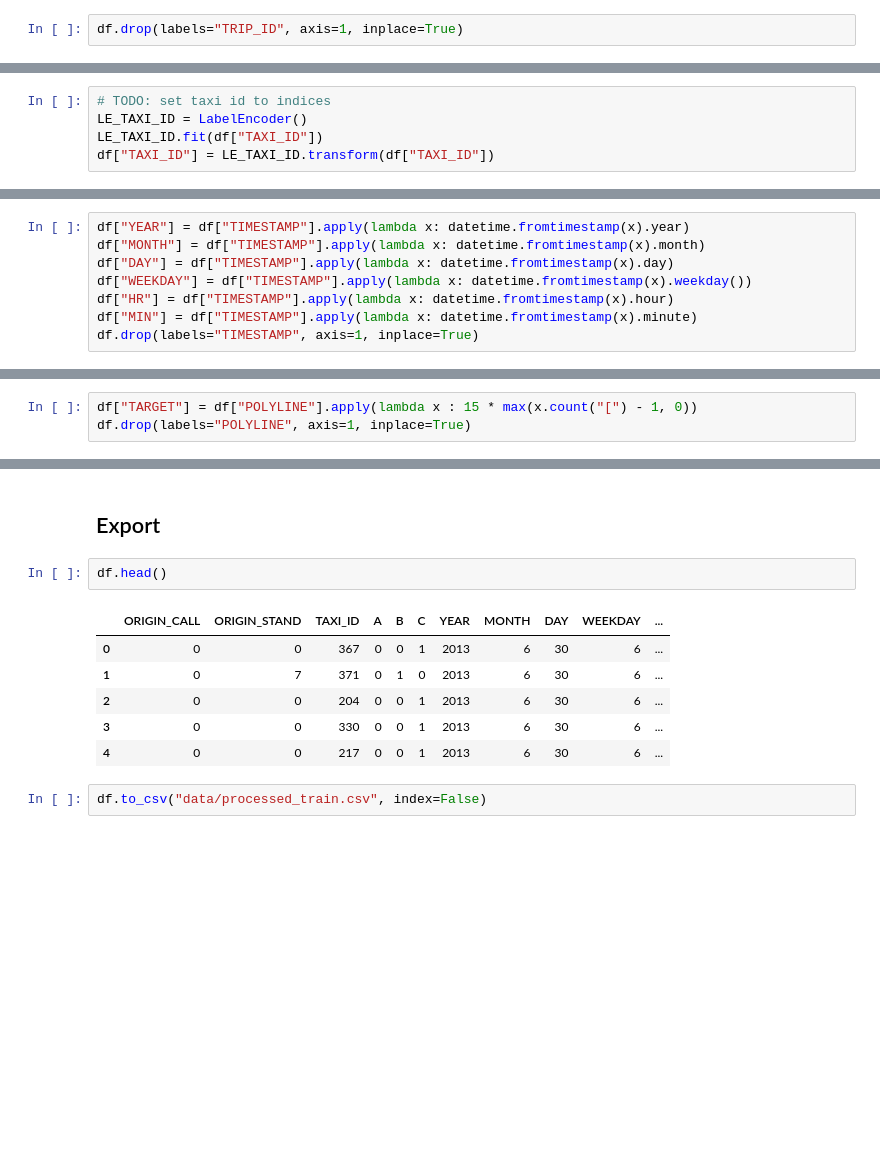
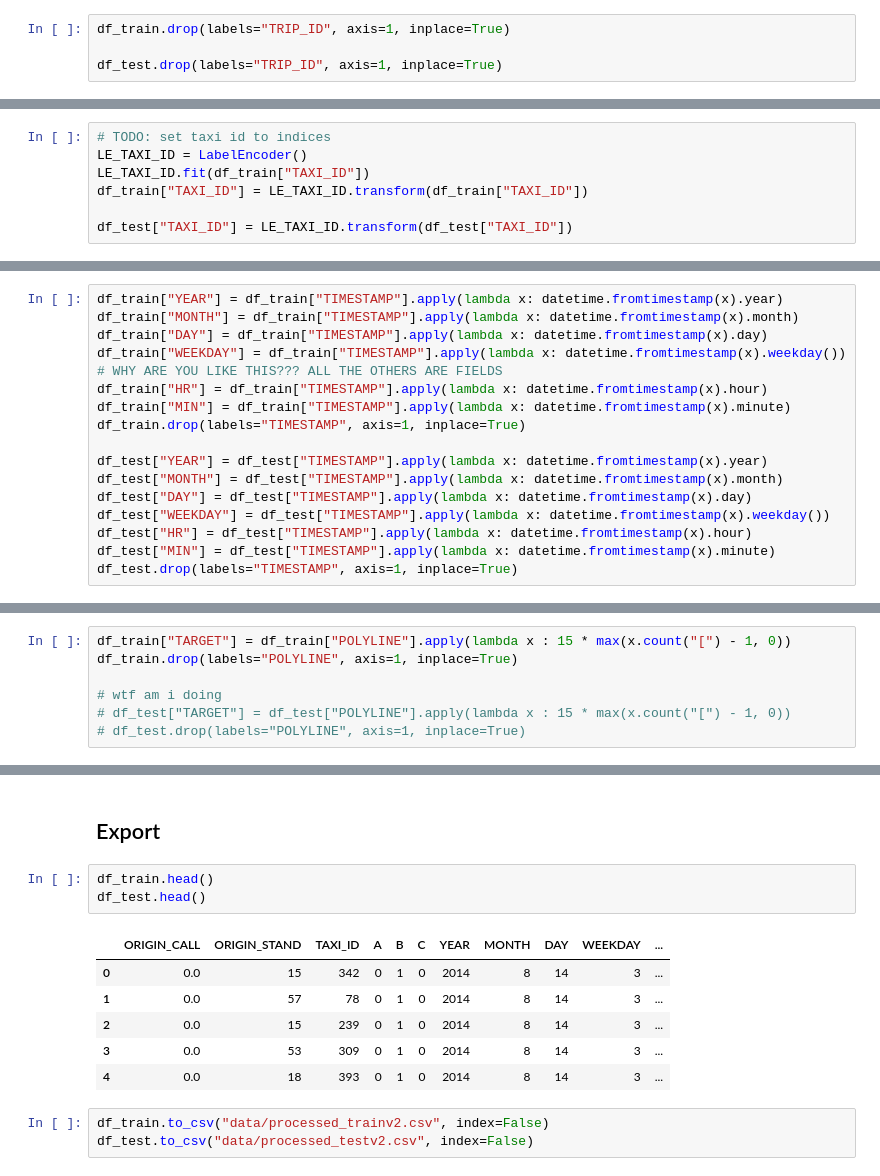
Before and after one commit to benjxia/CSE-151B-KAGGLE, a Jupyter notebook: preprocess.ipynb, the cells around one changed output, grey strips where cells are left out. Cells and saved outputs as stored; diff of their text form; blank space fills up the shorter version.

```diff
--- a/preprocess.ipynb
+++ b/preprocess.ipynb
@@ -30,7 +37,9 @@ df.drop(labels="DAY_TYPE", axis=1, inplace=True)
 # %% [markdown]
 ## Delete column `TRIP_ID`
 # %%
-df.drop(labels="TRIP_ID", axis=1, inplace=True)
+df_train.drop(labels="TRIP_ID", axis=1, inplace=True)
+
+df_test.drop(labels="TRIP_ID", axis=1, inplace=True)
 # %% [markdown]
 ## Set `ORIGIN_STAND` and `ORIGIN_CALL` to 0 for entries with null `ORIGIN_STAND`
 # %%
@@ -57,6 +74,8 @@ df.drop(labels="CALL_TYPE", axis=1, inplace=True)
 # %%
 # TODO: set taxi id to indices
 LE_TAXI_ID = LabelEncoder()
-LE_TAXI_ID.fit(df["TAXI_ID"])
-df["TAXI_ID"] = LE_TAXI_ID.transform(df["TAXI_ID"])
+LE_TAXI_ID.fit(df_train["TAXI_ID"])
+df_train["TAXI_ID"] = LE_TAXI_ID.transform(df_train["TAXI_ID"])
+
+df_test["TAXI_ID"] = LE_TAXI_ID.transform(df_test["TAXI_ID"])
 # %%
@@ -71,18 +90,30 @@ df.head()
 # %% [markdown]
 ## Convert `TIMESTAMP` column to date + time + day of week
 # %%
-df["YEAR"] = df["TIMESTAMP"].apply(lambda x: datetime.fromtimestamp(x).year)
-df["MONTH"] = df["TIMESTAMP"].apply(lambda x: datetime.fromtimestamp(x).month)
-df["DAY"] = df["TIMESTAMP"].apply(lambda x: datetime.fromtimestamp(x).day)
-df["WEEKDAY"] = df["TIMESTAMP"].apply(lambda x: datetime.fromtimestamp(x).weekday())
-df["HR"] = df["TIMESTAMP"].apply(lambda x: datetime.fromtimestamp(x).hour)
-df["MIN"] = df["TIMESTAMP"].apply(lambda x: datetime.fromtimestamp(x).minute)
-df.drop(labels="TIMESTAMP", axis=1, inplace=True)
+df_train["YEAR"] = df_train["TIMESTAMP"].apply(lambda x: datetime.fromtimestamp(x).year)
+df_train["MONTH"] = df_train["TIMESTAMP"].apply(lambda x: datetime.fromtimestamp(x).month)
+df_train["DAY"] = df_train["TIMESTAMP"].apply(lambda x: datetime.fromtimestamp(x).day)
+df_train["WEEKDAY"] = df_train["TIMESTAMP"].apply(lambda x: datetime.fromtimestamp(x).weekday()) # WHY ARE YOU LIKE THIS??? ALL THE OTHERS ARE FIELDS
+df_train["HR"] = df_train["TIMESTAMP"].apply(lambda x: datetime.fromtimestamp(x).hour)
+df_train["MIN"] = df_train["TIMESTAMP"].apply(lambda x: datetime.fromtimestamp(x).minute)
+df_train.drop(labels="TIMESTAMP", axis=1, inplace=True)
+
+df_test["YEAR"] = df_test["TIMESTAMP"].apply(lambda x: datetime.fromtimestamp(x).year)
+df_test["MONTH"] = df_test["TIMESTAMP"].apply(lambda x: datetime.fromtimestamp(x).month)
+df_test["DAY"] = df_test["TIMESTAMP"].apply(lambda x: datetime.fromtimestamp(x).day)
+df_test["WEEKDAY"] = df_test["TIMESTAMP"].apply(lambda x: datetime.fromtimestamp(x).weekday())
+df_test["HR"] = df_test["TIMESTAMP"].apply(lambda x: datetime.fromtimestamp(x).hour)
+df_test["MIN"] = df_test["TIMESTAMP"].apply(lambda x: datetime.fromtimestamp(x).minute)
+df_test.drop(labels="TIMESTAMP", axis=1, inplace=True)
 # %% [markdown]
 ## Convert `POLYLINE` column to `TARGET` column.
 # %%
-df["TARGET"] = df["POLYLINE"].apply(lambda x : 15 * max(x.count("[") - 1, 0))
-df.drop(labels="POLYLINE", axis=1, inplace=True)
+df_train["TARGET"] = df_train["POLYLINE"].apply(lambda x : 15 * max(x.count("[") - 1, 0))
+df_train.drop(labels="POLYLINE", axis=1, inplace=True)
+
+# wtf am i doing
+# df_test["TARGET"] = df_test["POLYLINE"].apply(lambda x : 15 * max(x.count("[") - 1, 0))
+# df_test.drop(labels="POLYLINE", axis=1, inplace=True)
 # %% [markdown]
 ## Get information for embeddings later
 # %%
@@ -96,14 +128,16 @@ ORIGIN_STAND: 64
 TAXI_ID: 448
 # %% [markdown]
 ## Export
-# %%
-df.head()
-# %% [output]
-|  | ORIGIN_CALL | ORIGIN_STAND | TAXI_ID | A | B | C | YEAR | MONTH | DAY | WEEKDAY | ... |
-| 0 | 0 | 0 | 367 | 0 | 0 | 1 | 2013 | 6 | 30 | 6 | ... |
-| 1 | 0 | 7 | 371 | 0 | 1 | 0 | 2013 | 6 | 30 | 6 | ... |
-| 2 | 0 | 0 | 204 | 0 | 0 | 1 | 2013 | 6 | 30 | 6 | ... |
-| 3 | 0 | 0 | 330 | 0 | 0 | 1 | 2013 | 6 | 30 | 6 | ... |
-| 4 | 0 | 0 | 217 | 0 | 0 | 1 | 2013 | 6 | 30 | 6 | ... |
+# %%
+df_train.head()
+df_test.head()
+# %% [output]
+|  | ORIGIN_CALL | ORIGIN_STAND | TAXI_ID | A | B | C | YEAR | MONTH | DAY | WEEKDAY | ... |
+| 0 | 0.0 | 15 | 342 | 0 | 1 | 0 | 2014 | 8 | 14 | 3 | ... |
+| 1 | 0.0 | 57 | 78 | 0 | 1 | 0 | 2014 | 8 | 14 | 3 | ... |
+| 2 | 0.0 | 15 | 239 | 0 | 1 | 0 | 2014 | 8 | 14 | 3 | ... |
+| 3 | 0.0 | 53 | 309 | 0 | 1 | 0 | 2014 | 8 | 14 | 3 | ... |
+| 4 | 0.0 | 18 | 393 | 0 | 1 | 0 | 2014 | 8 | 14 | 3 | ... |
 # %%
-df.to_csv("data/processed_train.csv", index=False)
+df_train.to_csv("data/processed_trainv2.csv", index=False)
+df_test.to_csv("data/processed_testv2.csv", index=False)
```
Also changed, not shown: parts of 11 cells of this notebook, 1 other file.
